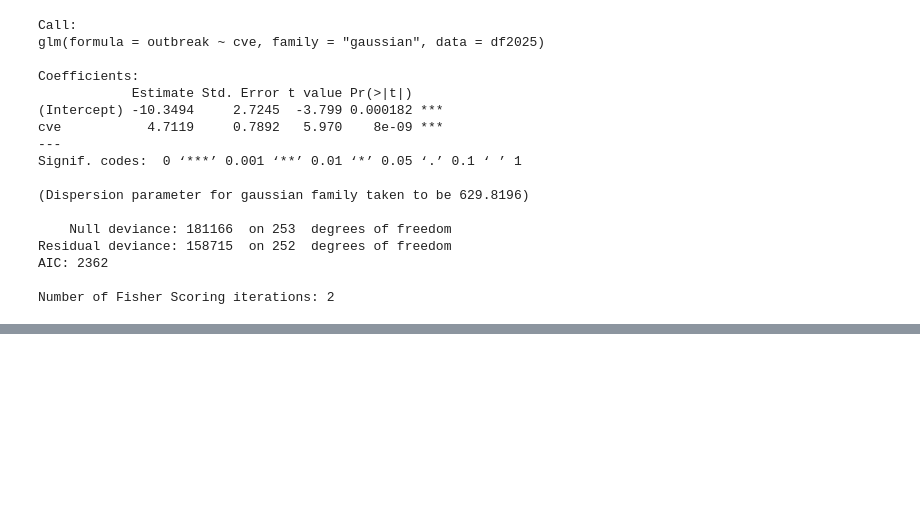
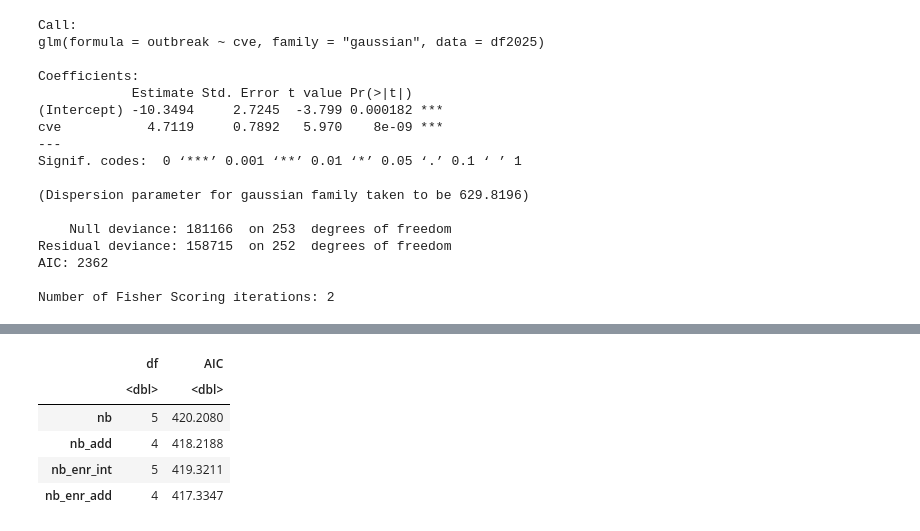
Before and after one commit to aichacamara/Measles-Outbreak-and-Public-Policy-Reluctance, a Jupyter notebook: 2026SP-stat/CVE-outbreak.ipynb, the cells around one changed output, grey strips where cells are left out. Drawn from its saved outputs; the diff is of its cells as text; code cells hidden in the pictures; blank space fills up the shorter version.

```diff
--- a/2026SP-stat/CVE-outbreak.ipynb
+++ b/2026SP-stat/CVE-outbreak.ipynb
@@ -213,0 +308,75 @@ Caused by error in `FUN()`:
+# %%
+# nb, population offset, interactive
+df2025 <- df2025 %>%
+  mutate(
+    cve_c = cve - mean(cve, na.rm = TRUE),
+    epc_c = enrollment_per_capita - mean(enrollment_per_capita, na.rm = TRUE)
+  )
+
+library(MASS)
+
+nb <- glm.nb(
+  outbreak ~ cve_c * epc_c + offset(log(population)),
+  data = df2025
+)
+summary(nb)
+
+# b <- coef(nb)
+
+# b1 <- b["cve_c"]
+# b3 <- b["cve_c:epc_c"]
+
+# epc_seq <- seq(
+#   min(df2025$epc_c, na.rm=TRUE),
+#   max(df2025$epc_c, na.rm=TRUE),
+#   length.out = 100
+# )
+
+# log_effect <- b1 + b3 * epc_seq
+# irr <- exp(log_effect)
+
+# plot(epc_seq, irr, type="l",
+#      xlab="Centered Enrollment per Capita",
+#      ylab="IRR of CVE")
+# abline(h=1, col="red")
+
+# nb, population offset, additive
+nb_add <- glm.nb(
+  outbreak ~ cve_c + epc_c + offset(log(population)),
+  data = df2025)
+summary(nb_add)
+
+# b <- coef(nb_add)
+
+# irr_cve <- exp(b["cve_c"])
+
+# epc_seq <- seq(
+#   min(df2025$epc_c, na.rm = TRUE),
+#   max(df2025$epc_c, na.rm = TRUE),
+#   length.out = 100
+# )
+
+# irr_flat <- rep(irr_cve, length(epc_seq))
+
+# plot(epc_seq, irr_flat, type = "l",
+#      xlab = "Centered Enrollment per Capita",
+#      ylab = "IRR of CVE",
+#      main = "Constant Effect of CVE (Additive NB Model)")
+# abline(h = 1, col = "red")
+
+# nb, enrollment offset, interactive
+nb_enr_int <- glm.nb(
+  outbreak ~ cve_c * epc_c + offset(log(enrollment)),
+  data = df2025
+)
+summary(nb_enr_int)
+
+# nb, enrollment offset, additive
+nb_enr_add <- glm.nb(
+  outbreak ~ cve_c + epc_c + offset(log(enrollment)),
+  data = df2025
+)
+summary(nb_enr_add)
+
+AIC(nb, nb_add, nb_enr_int, nb_enr_add)
+# %% [output]
@@ -213,0 +464,6 @@ Caused by error in `FUN()`:
+|  | df | AIC |
+|  | <dbl> | <dbl> |
+| nb | 5 | 420.2080 |
+| nb_add | 4 | 418.2188 |
+| nb_enr_int | 5 | 419.3211 |
+| nb_enr_add | 4 | 417.3347 |
```
Also changed, not shown: parts of 5 cells of this notebook.
